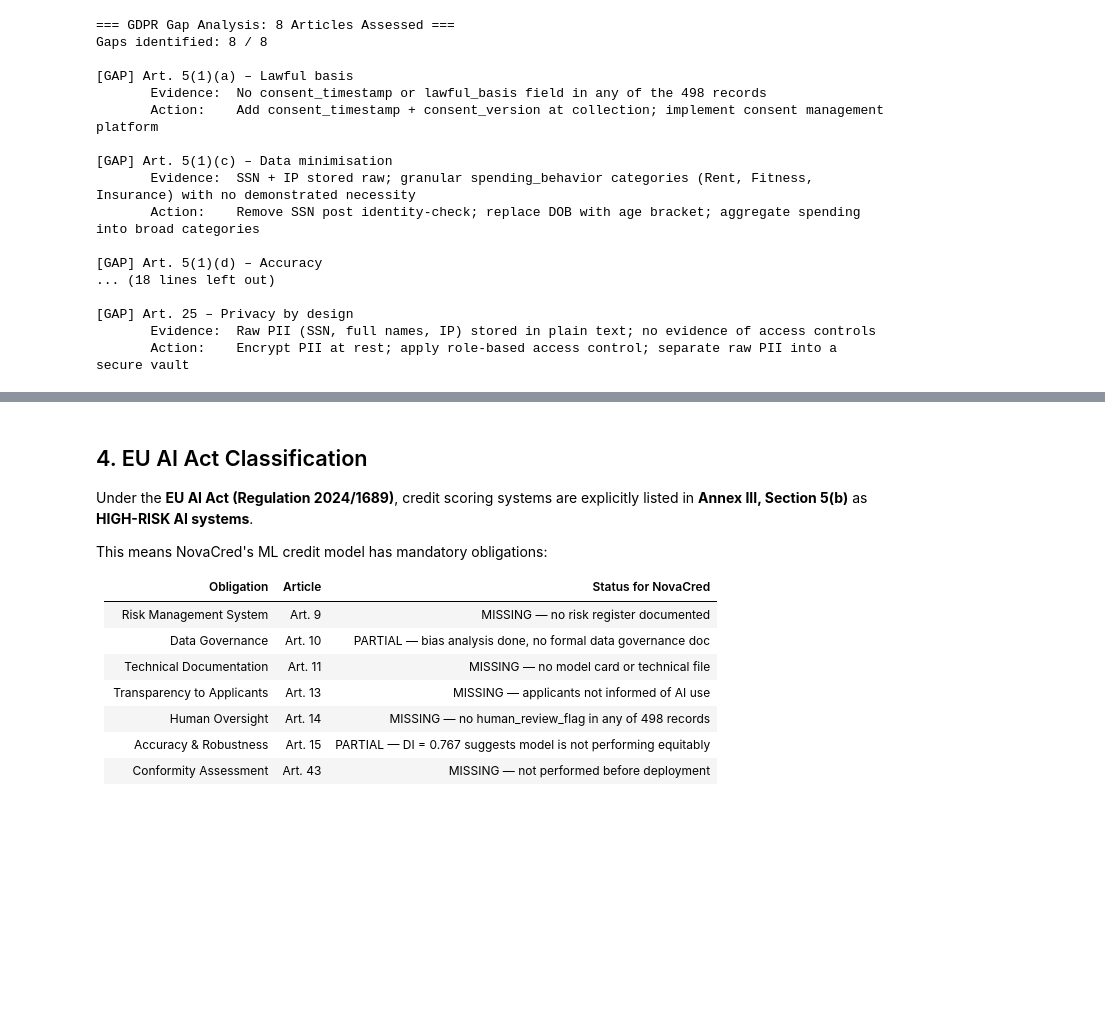
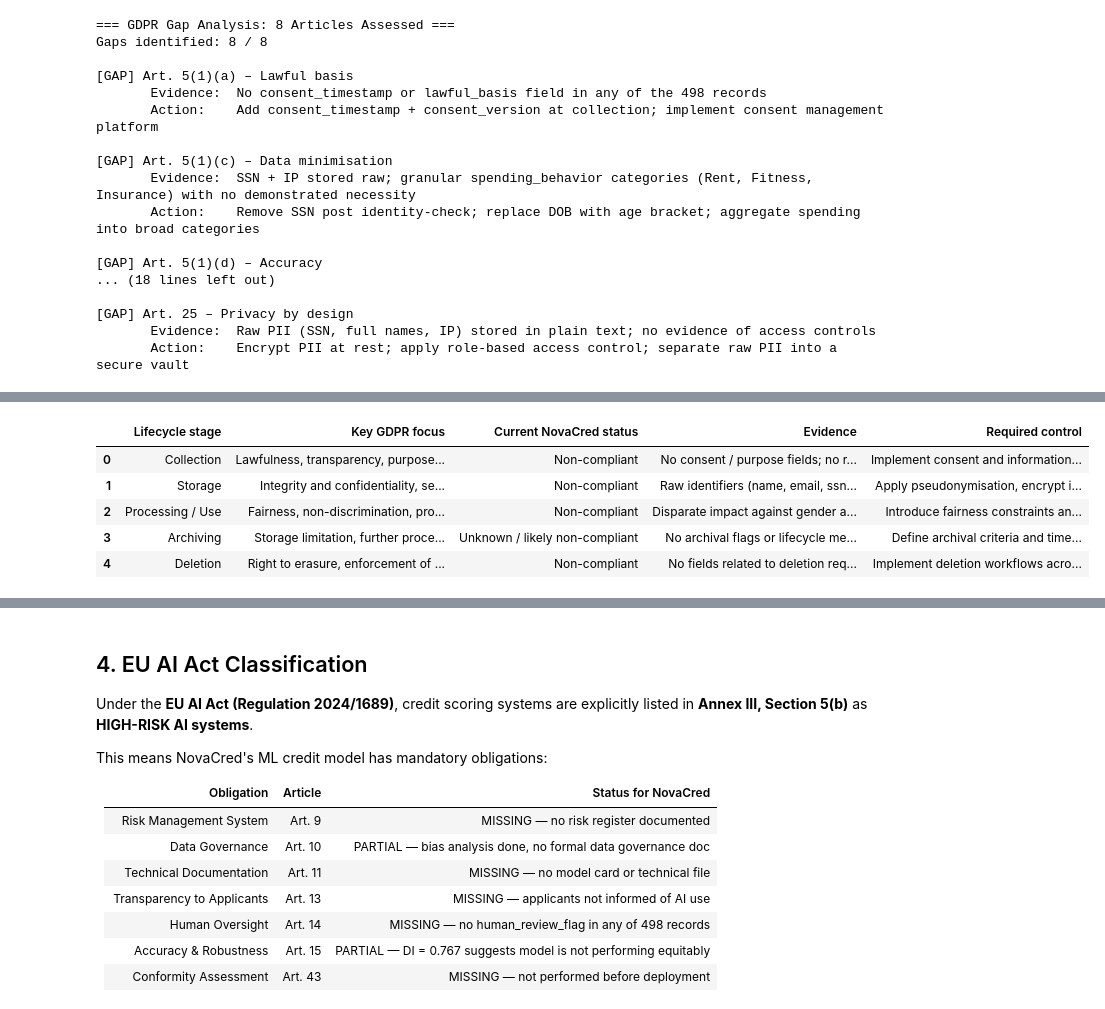
Before and after one commit to PC66323/2606_Data-Ecosystems_G14_novacred, a Jupyter notebook: notebooks/03-privacy-demo.ipynb, the cells around one changed output, grey strips where cells are left out. Saved outputs shown, nothing was run; the diff lists cells and outputs as text; code cells hidden in the pictures; blank space fills up the shorter version.

```diff
--- a/notebooks/03-privacy-demo.ipynb
+++ b/notebooks/03-privacy-demo.ipynb
@@ -271,0 +408,48 @@ Gaps identified: 8 / 8
+# %%
+lifecycle_data = [
+    {
+        "Lifecycle stage": "Collection",
+        "Key GDPR focus": "Lawfulness, transparency, purpose limitation, consent (Art. 5(1)(a–b), 6, 13/14)",
+        "Current NovaCred status": "Non-compliant",
+        "Evidence": "No consent / purpose fields; no record of information provided to data subjects; raw SSN requested for all applications.",
+        "Required control": "Implement consent and information notices, minimise collected PII (e.g., avoid SSN unless strictly necessary), log legal basis for each data collection."
+    },
+    {
+        "Lifecycle stage": "Storage",
+        "Key GDPR focus": "Integrity and confidentiality, security, retention (Art. 5(1)(e), 32)",
+        "Current NovaCred status": "Non-compliant",
+        "Evidence": "Raw identifiers (name, email, ssn, ip_address, dob) stored in clear text in the core dataset; no retention or archival metadata.",
+        "Required control": "Apply pseudonymisation, encrypt identifiers, define retention periods for credit data, separate analytical and operational stores with strict access controls."
+    },
+    {
+        "Lifecycle stage": "Processing / Use",
+        "Key GDPR focus": "Fairness, non-discrimination, profiling safeguards (Art. 5(1)(a), 22), data quality (Art. 5(1)(d))",
+        "Current NovaCred status": "Non-compliant",
+        "Evidence": "Disparate impact against gender and age groups in model outputs; 288 loans approved with missing income; proxy variable (zip_code) strongly correlated with gender.",
+        "Required control": "Introduce fairness constraints and monitoring, block decisions when critical features are missing, remove or transform proxy variables, perform regular bias and drift audits."
+    },
+    {
+        "Lifecycle stage": "Archiving",
+        "Key GDPR focus": "Storage limitation, further processing safeguards (Art. 5(1)(e))",
+        "Current NovaCred status": "Unknown / likely non-compliant",
+        "Evidence": "No archival flags or lifecycle metadata in the dataset; no indication of time-based down-sampling or anonymisation for legacy records.",
+        "Required control": "Define archival criteria and timelines, pseudonymise or aggregate old records, and ensure archived datasets are segregated with restricted access."
+    },
+    {
+        "Lifecycle stage": "Deletion",
+        "Key GDPR focus": "Right to erasure, enforcement of retention schedules (Art. 17, 19)",
+        "Current NovaCred status": "Non-compliant",
+        "Evidence": "No fields related to deletion requests, no deletion logs, and no mechanism to remove or de-identify an individual across systems.",
+        "Required control": "Implement deletion workflows across the data ecosystem, log erasure requests, and propagate deletions to all downstream systems and backups where feasible."
+    }
+]
+
+lifecycle_df = pd.DataFrame(lifecycle_data)
+lifecycle_df
+# %% [output]
+|  | Lifecycle stage | Key GDPR focus | Current NovaCred status | Evidence | Required control |
+| 0 | Collection | Lawfulness, transparency, purpose... | Non-compliant | No consent / purpose fields; no r... | Implement consent and information... |
+| 1 | Storage | Integrity and confidentiality, se... | Non-compliant | Raw identifiers (name, email, ssn... | Apply pseudonymisation, encrypt i... |
+| 2 | Processing / Use | Fairness, non-discrimination, pro... | Non-compliant | Disparate impact against gender a... | Introduce fairness constraints an... |
+| 3 | Archiving | Storage limitation, further proce... | Unknown / likely non-compliant | No archival flags or lifecycle me... | Define archival criteria and time... |
+| 4 | Deletion | Right to erasure, enforcement of ... | Non-compliant | No fields related to deletion req... | Implement deletion workflows acro... |
```
Also changed, not shown: parts of 23 cells of this notebook.
